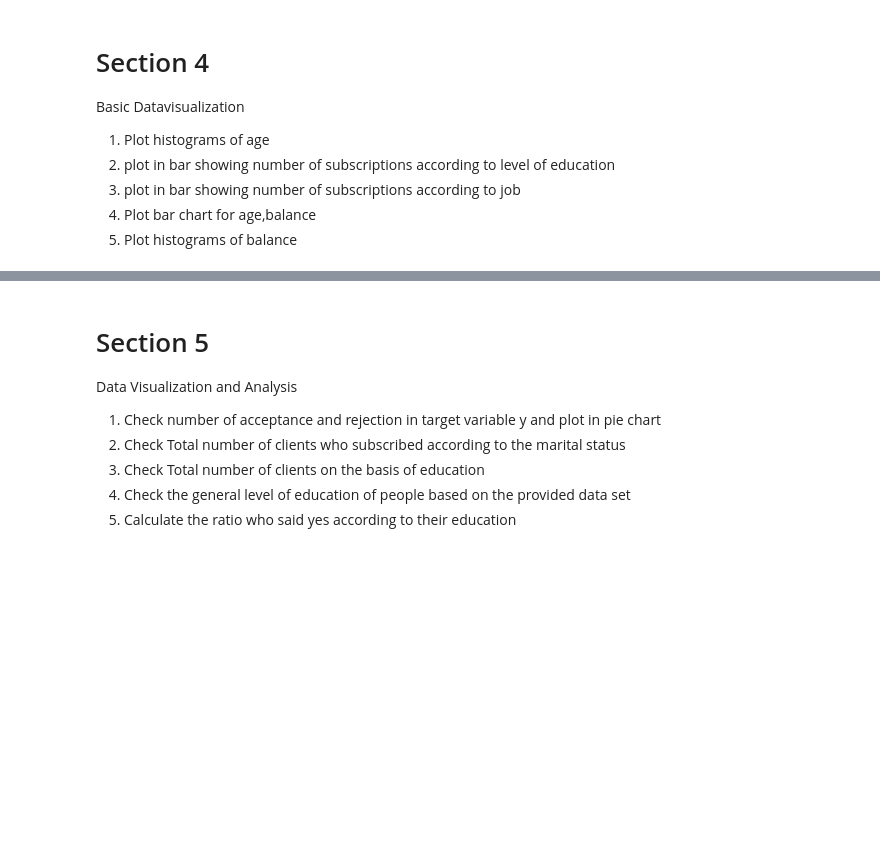
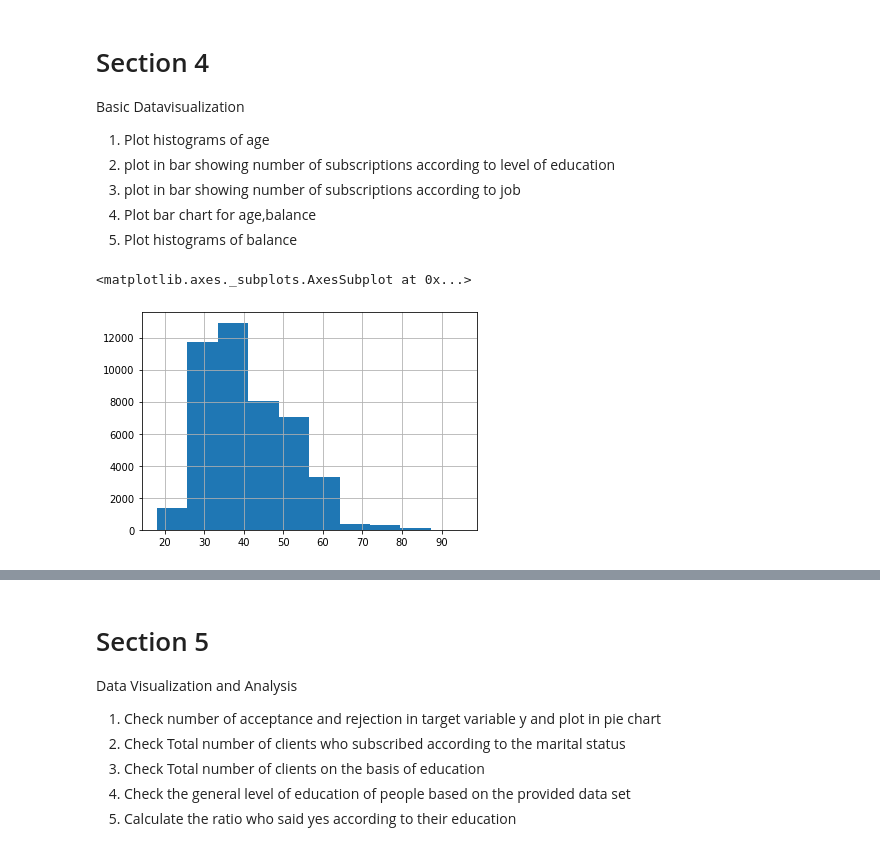
Before and after one commit to R0shish/HCK-WLV-Assignments, a Jupyter notebook: Third Semester/5CS037 - Concepts and Technology of AI/Week 2 - Workshop/22L5W02.ipynb, the cells around one changed output, grey strips where cells are left out. Cells and saved outputs as stored; diff of their text form; code cells hidden in the pictures; blank space fills up the shorter version.

```diff
--- a/Third Semester/5CS037 - Concepts and Technology of AI/Week 2 - Workshop/22L5W02.ipynb
+++ b/Third Semester/5CS037 - Concepts and Technology of AI/Week 2 - Workshop/22L5W02.ipynb
@@ -165,0 +167,4 @@ df
+# %%
+# Quesiton no 3
+df["duration_minutes"] = df["duration"] / 60
+df
@@ -175,3 +279,9 @@ Basic Datavisualization
 3. plot in bar showing number of subscriptions according to job
 1. Plot bar chart for age,balance
 2. Plot histograms of balance
+# %%
+# Question 1
+df.age.hist()
+# %% [output]
+<matplotlib.axes._subplots.AxesSubplot at 0x...>
+[figure, added]
```
Also changed, not shown: parts of 19 cells of this notebook.
